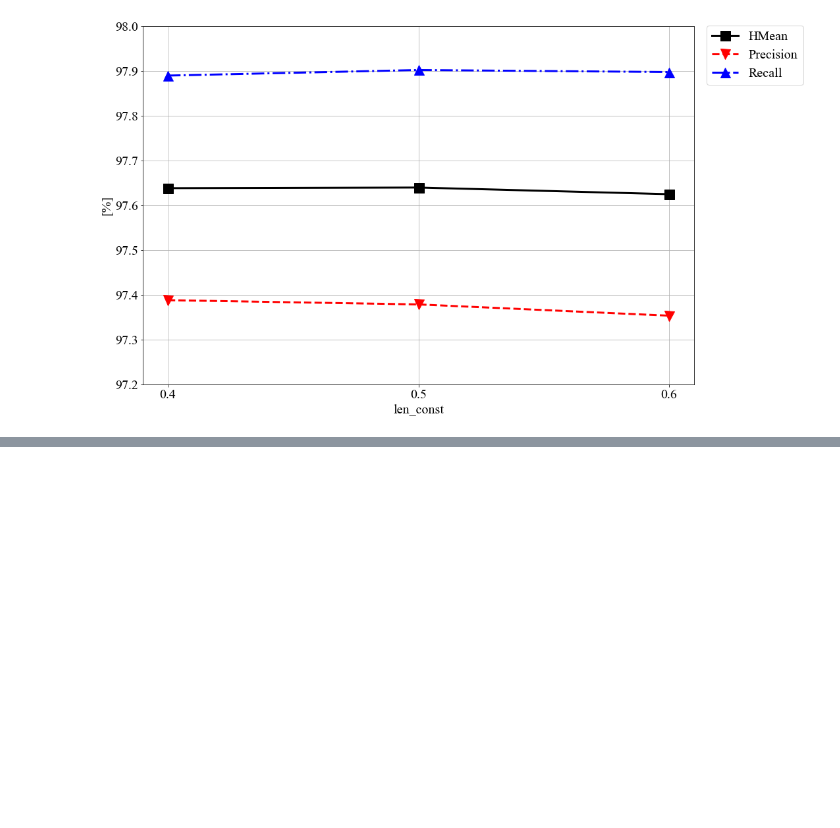
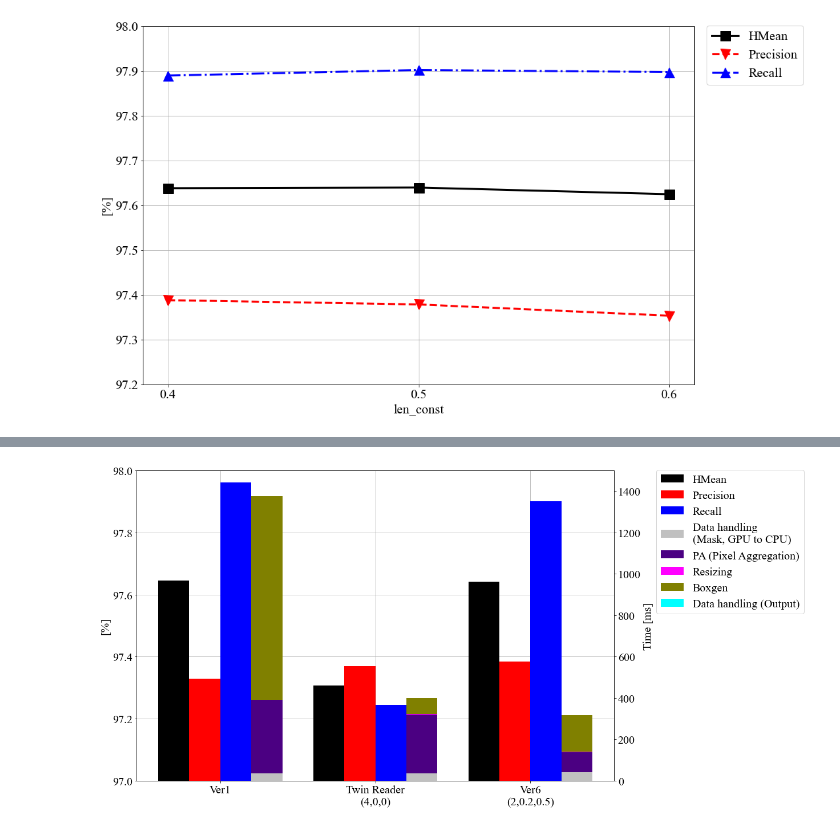
Before and after one commit to Zerohertz/pan_pp.pytorch, a Jupyter notebook: results/Ver6_1_2-4_0.2-0.3_0.4-0.6/Results.ipynb, the cells around one changed output, grey strips where cells are left out. Saved outputs shown, nothing was run; the diff lists cells and outputs as text; code cells hidden in the pictures; blank space fills up the shorter version.

```diff
--- a/results/Ver6_1_2-4_0.2-0.3_0.4-0.6/Results.ipynb
+++ b/results/Ver6_1_2-4_0.2-0.3_0.4-0.6/Results.ipynb
@@ -183,0 +284,4 @@ ra([0.4, 0.5, 0.6], [[5, 8, 11], [6, 9, 12], [7, 10, 13]], 'len_const')
+# %%
+plot_result(Ver, Met, Time, [0, 2, 7], 'Results_2')
+# %% [output]
+[figure, added]
```
Also changed, not shown: parts of 7 cells of this notebook, 2 other files.
